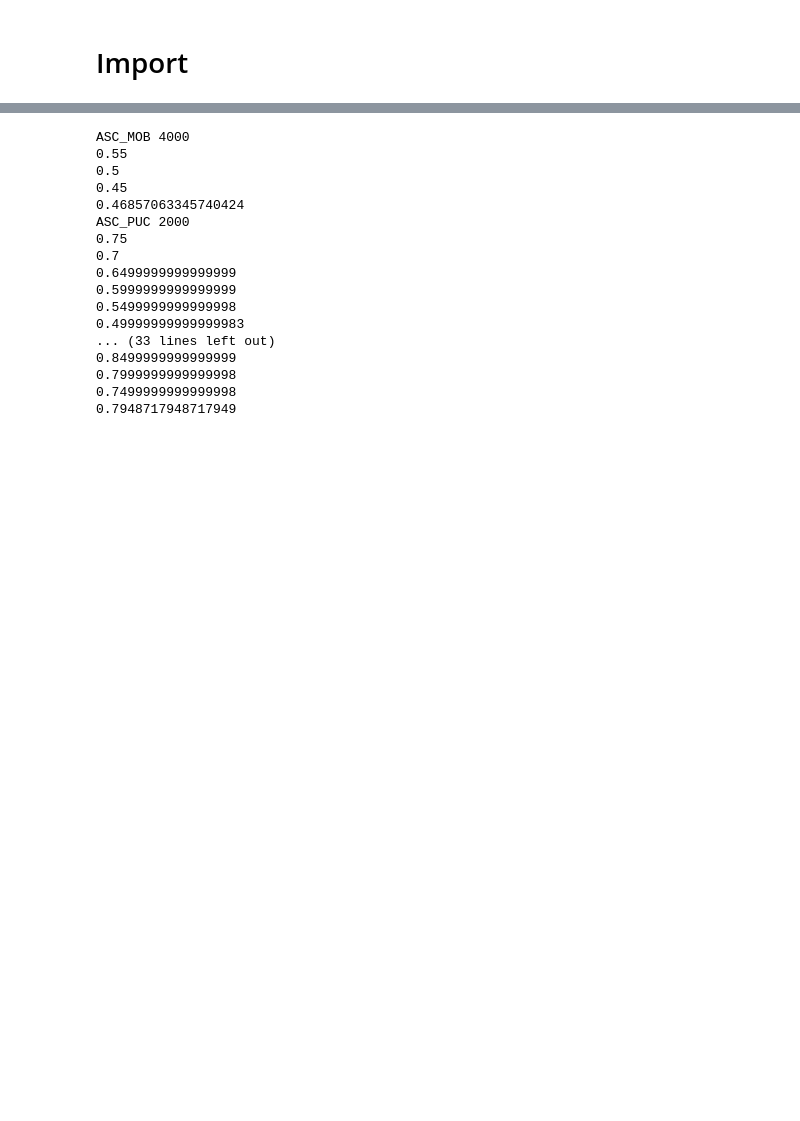
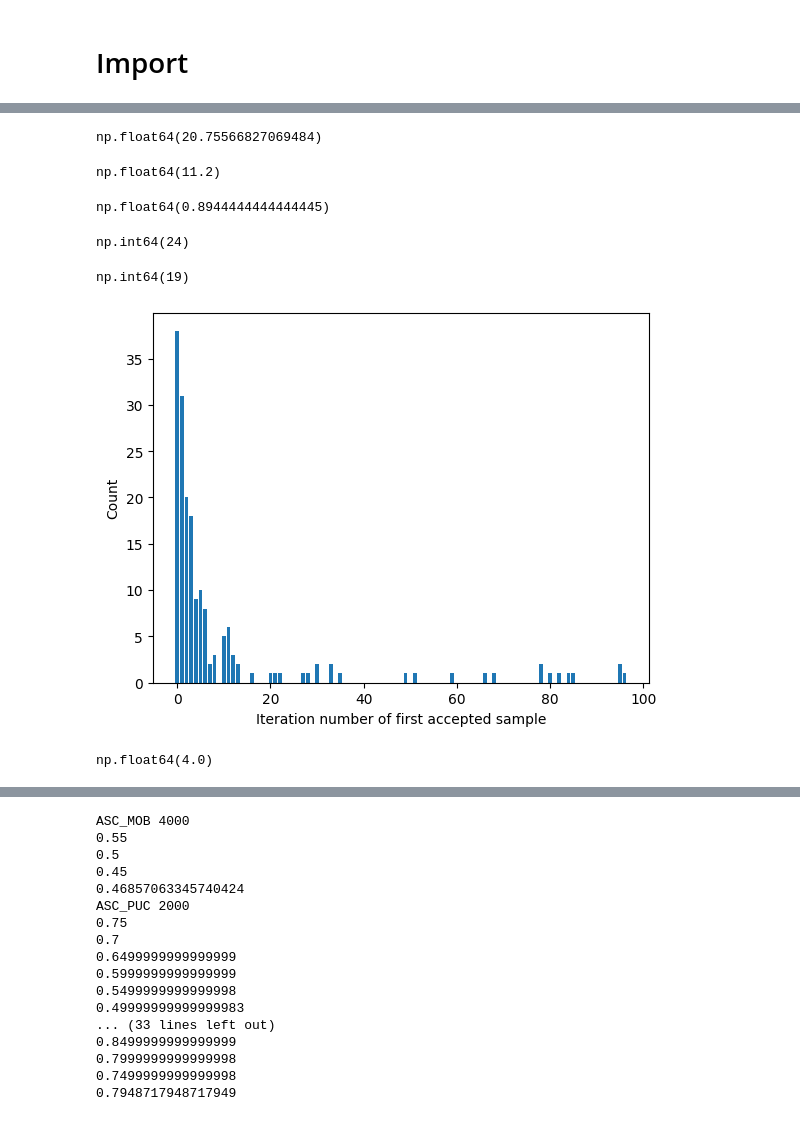
Before and after one commit to ValentinLafargue/Inspection, a Jupyter notebook: Project/Highest_undetected_unbiasing.ipynb, the cells around one changed output, grey strips where cells are left out. Saved outputs shown, nothing was run; the diff lists cells and outputs as text; code cells hidden in the pictures; blank space fills up the shorter version.

```diff
--- a/Project/Highest_undetected_unbiasing.ipynb
+++ b/Project/Highest_undetected_unbiasing.ipynb
@@ -148,0 +673,2 @@ dic_highest_to_start = {
+# %%
+df_100 = pd.read_csv('../Result/highest_results_100.csv')
@@ -148,0 +705,46 @@ dic_highest_to_start = {
+# %%
+df_100[df_100.test_result_rejected.isna()].groupby(['method', 'Dataset', 'n_sample', 'DI_Qt']).agg({
+    'iter_number' : 'min'
+}).iter_number.std()
+# %% [output]
+np.float64(20.75566827069484)
+# %%
+df_100[df_100.test_result_rejected.isna()].groupby(['method', 'Dataset', 'n_sample', 'DI_Qt']).agg({
+    'iter_number' : 'min'
+}).iter_number.mean()
+# %% [output]
+np.float64(11.2)
+# %%
+(df_100[df_100.test_result_rejected.isna()].groupby(['method', 'Dataset', 'n_sample', 'DI_Qt']).agg({
+    'iter_number' : 'min'
+}).iter_number < 30).mean()
+# %% [output]
+np.float64(0.8944444444444445)
+# %%
+(df_100[df_100.test_result_rejected.isna()].groupby(['method', 'Dataset', 'n_sample', 'DI_Qt']).agg({
+    'iter_number' : 'min'
+}).iter_number > 20).sum()
+# %% [output]
+np.int64(24)
+# %%
+(df_100[df_100.test_result_rejected.isna()].groupby(['method', 'Dataset', 'n_sample', 'DI_Qt']).agg({
+    'iter_number' : 'min'
+}).iter_number > 30).sum()
+# %% [output]
+np.int64(19)
+# %%
+values, count = np.unique(df_100[df_100.test_result_rejected.isna()].groupby(['method', 'Dataset', 'n_sample', 'DI_Qt']).agg({
+    'iter_number' : 'min'
+}).iter_number, return_counts = True)
+plt.bar(values - 1, count)
+plt.xlabel("Iteration number of first accepted sample")
+plt.ylabel("Count")
+plt.show()
+# %% [output]
+[figure, added]
+# %%
+np.median(df_100[df_100.test_result_rejected.isna()].groupby(['method', 'Dataset', 'n_sample', 'DI_Qt']).agg({
+    'iter_number' : 'min'
+}).iter_number)
+# %% [output]
+np.float64(4.0)
```
Also changed, not shown: parts of 85 cells of this notebook, 9 other files.
